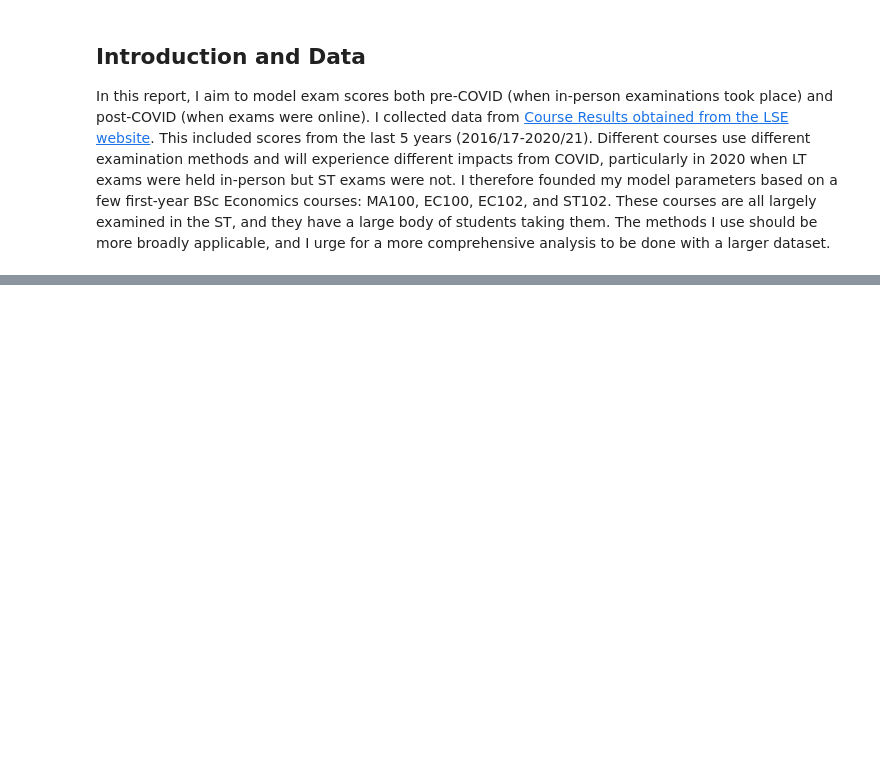
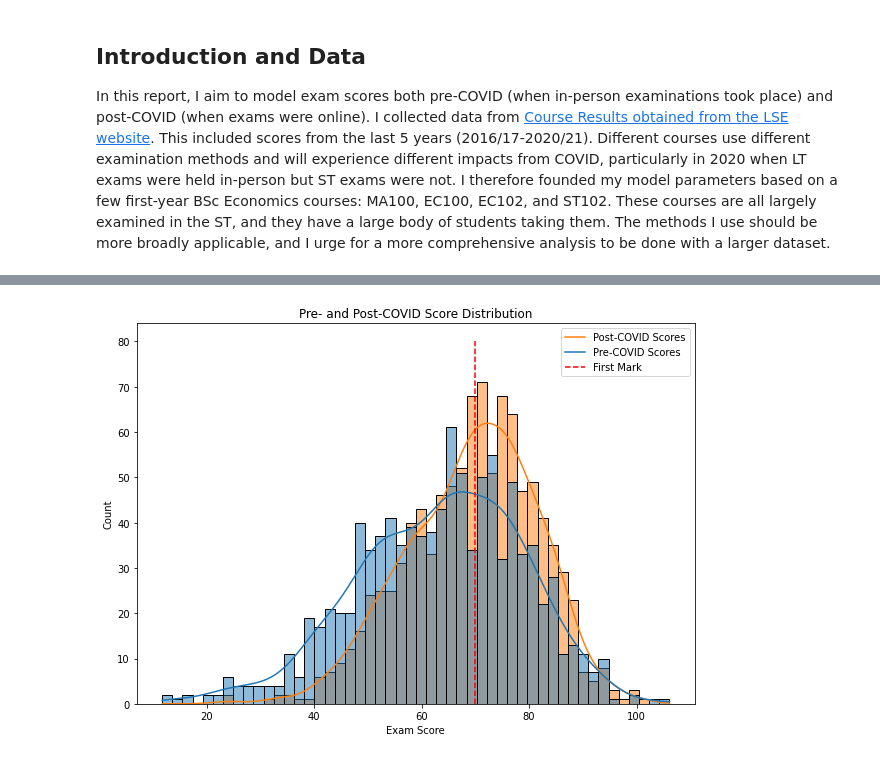
Before and after one commit to prakritj/exams_cheating, a Jupyter notebook: main.ipynb, the cells around one changed output, grey strips where cells are left out. Saved outputs shown, nothing was run; the diff lists cells and outputs as text; code cells hidden in the pictures; blank space fills up the shorter version.

```diff
--- a/main.ipynb
+++ b/main.ipynb
@@ -68,0 +134,6 @@ first_mark = 70
+# %%
+post_covid = np.where(data['year']>=2020)
+post_c_data = data.loc[post_covid]
+post_c_median = round(np.mean(post_c_data['median']), acc)
+post_c_stdev = round(np.mean(post_c_data['stdev']), acc)
+post_c_mean = round(np.mean(post_c_data['mean']), acc)
@@ -68,0 +161,11 @@ first_mark = 70
+# %%
+online_dist = skew_norm(n=n, mean=post_c_mean, stdev=post_c_stdev, median=post_c_median)
+plt.figure(figsize=(10,7))
+sns.histplot(data=[pc_dist, online_dist], kde = True, label = 'Exam Dist', stat='count', bins=50, multiple='layer')
+plt.vlines(first_mark, 0, 80, color='r', label='First', colors="r", linestyles='dashed')
+plt.title('Pre- and Post-COVID Score Distribution')
+plt.xlabel('Exam Score')
+plt.legend(['Post-COVID Scores', 'Pre-COVID Scores', 'First Mark'])
+plt.show()
+# %% [output]
+[figure, added]
```
Also changed, not shown: parts of 14 cells of this notebook, 1 other file.
